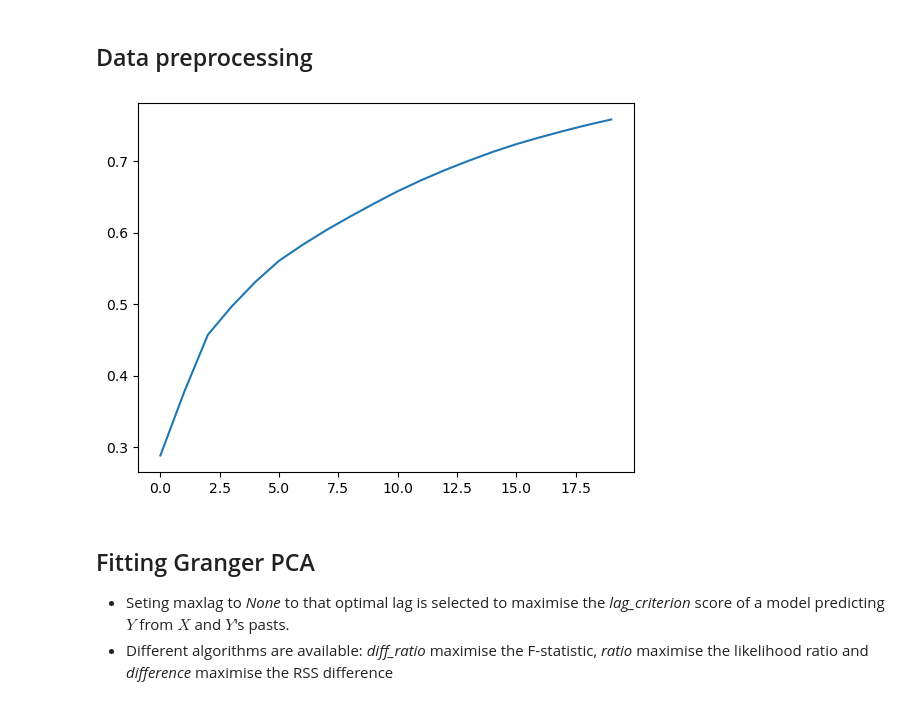
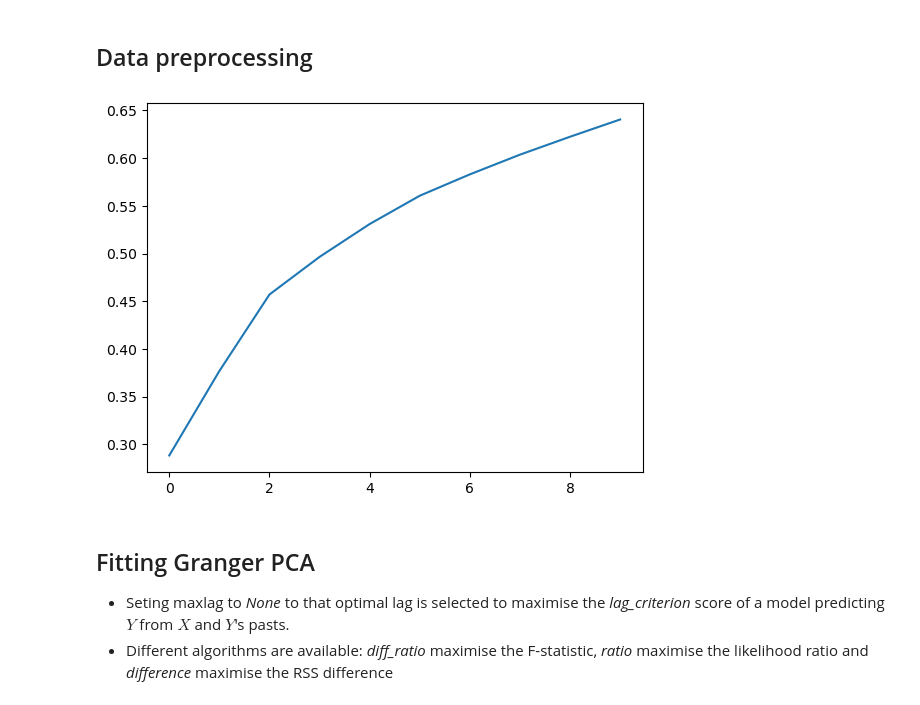
Before and after one commit to homerdurand/Granger-PCA-Teleconnections, a Jupyter notebook: teleconnection_NDVI.ipynb, the cells around one changed output. Saved outputs shown, nothing was run; the diff lists cells and outputs as text; code cells hidden in the pictures.

```diff
--- a/teleconnection_NDVI.ipynb
+++ b/teleconnection_NDVI.ipynb
@@ -78,19 +79,19 @@ oscillation_train = oscillation[:train_size]
 oscillation_test  = oscillation[train_size:]
 # %%
 # Principal Component Analysis
-ncp = 20
+ncp = 10
 
 pca = PCA(n_components=ncp)
 pca.fit(anomalies_train)
 plt.plot(np.cumsum(pca.explained_variance_ratio_))
 
 
 anomalies_pca_train = pca.transform(anomalies_train)
 anomalies_pca_test = pca.transform(anomalies_test)
 
 anomalies_pca = pca.transform(anomalies)
 # %% [output]
-[figure, old version]
+[figure, new version]
 # %% [markdown]
 ## Fitting Granger PCA
 * Seting maxlag to *None* to that optimal lag is selected to maximise the *lag_criterion* score of a model predicting $Y$ from $X$ and $Y$'s pasts.
```
Also changed, not shown: parts of 9 cells of this notebook, 3 other files.
